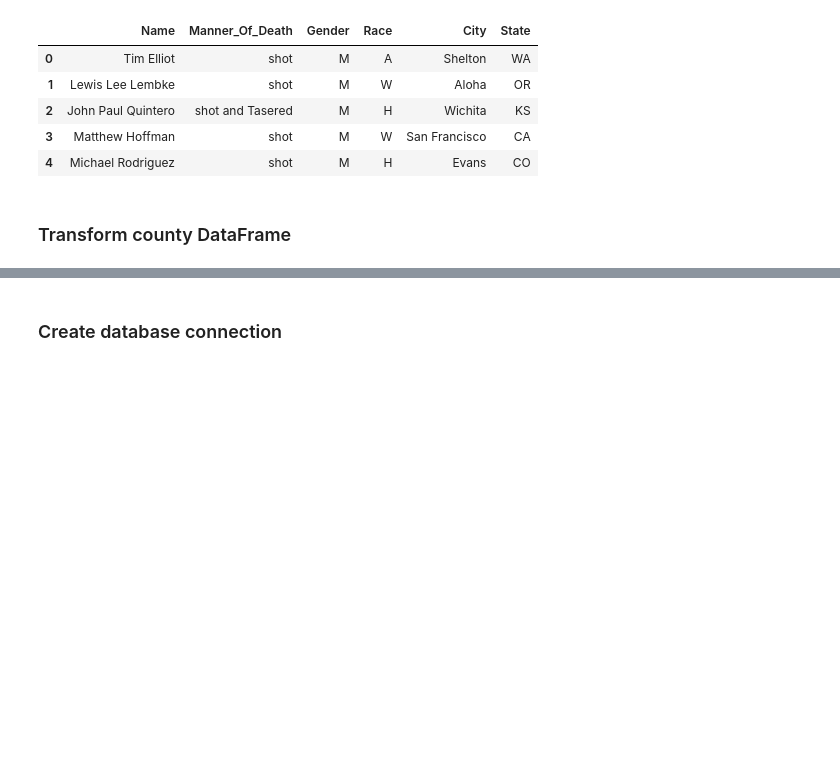
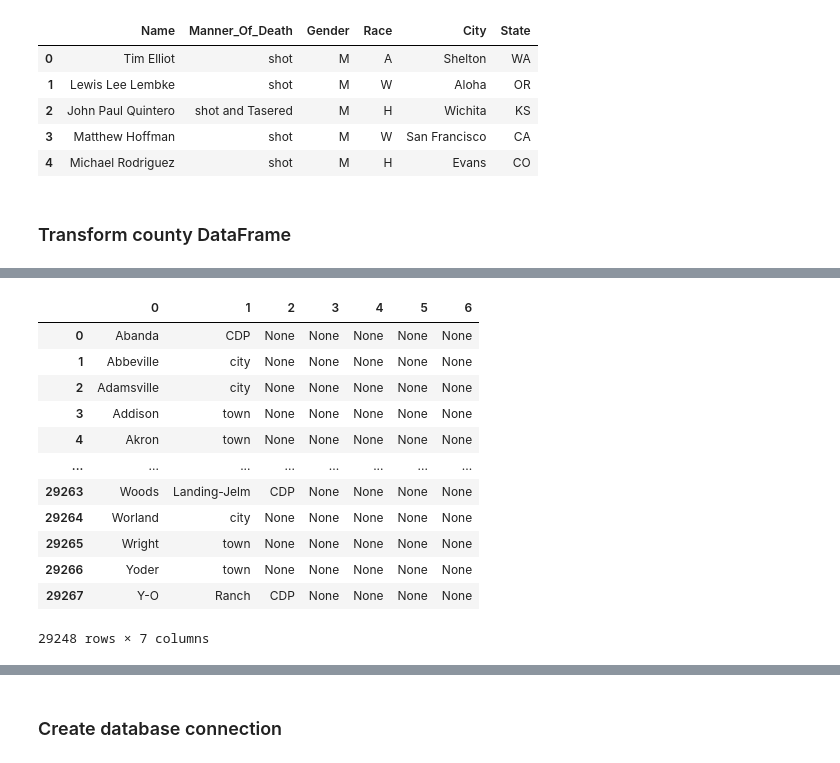
Before and after one commit to tduron3/Project_Two, a Jupyter notebook: Resources/project_two.ipynb, the cells around one changed output, grey strips where cells are left out. Cells and saved outputs as stored; diff of their text form; code cells hidden in the pictures; blank space fills up the shorter version.

```diff
--- a/Resources/project_two.ipynb
+++ b/Resources/project_two.ipynb
@@ -60,0 +89,17 @@ new_race_df.head()
+# %%
+race_split = new_race_df.City.str.split(expand=True)
+race_split
+# %% [output]
+|  | 0 | 1 | 2 | 3 | 4 | 5 | 6 |
+| 0 | Abanda | CDP | None | None | None | None | None |
+| 1 | Abbeville | city | None | None | None | None | None |
+| 2 | Adamsville | city | None | None | None | None | None |
+| 3 | Addison | town | None | None | None | None | None |
+| 4 | Akron | town | None | None | None | None | None |
+| ... | ... | ... | ... | ... | ... | ... | ... |
+| 29263 | Woods | Landing-Jelm | CDP | None | None | None | None |
+| 29264 | Worland | city | None | None | None | None | None |
+| 29265 | Wright | town | None | None | None | None | None |
+| 29266 | Yoder | town | None | None | None | None | None |
+| 29267 | Y-O | Ranch | CDP | None | None | None | None |
+29248 rows × 7 columns
```
Also changed, not shown: parts of 6 cells of this notebook.
